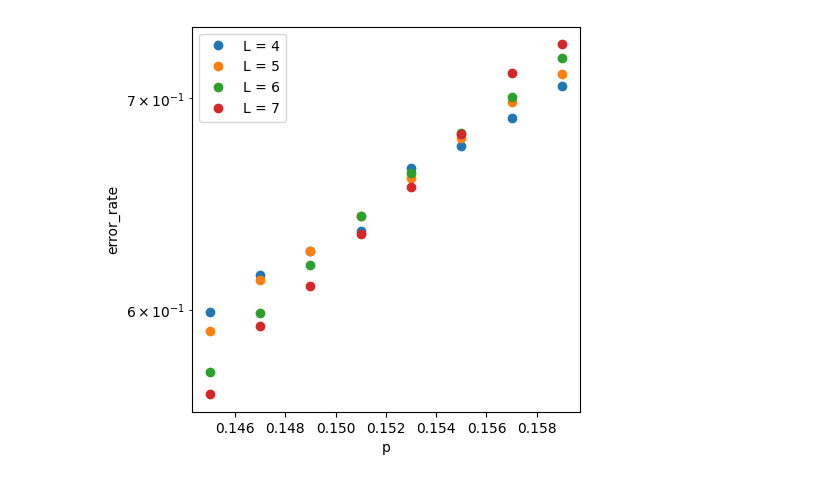
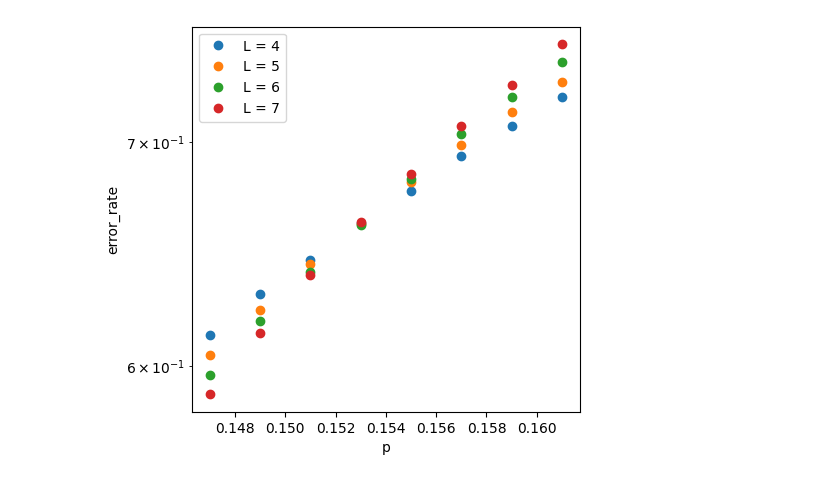
Before and after one commit to steamdou/TOPO-QC, a Jupyter notebook: data_plots/ILP_P(E)_plots/Z_state_plots/pz2point7_heralded_Z.ipynb, the cells around one changed output. Drawn from its saved outputs; the diff is of its cells as text; code cells hidden in the pictures.

```diff
--- a/data_plots/ILP_P(E)_plots/Z_state_plots/pz2point7_heralded_Z.ipynb
+++ b/data_plots/ILP_P(E)_plots/Z_state_plots/pz2point7_heralded_Z.ipynb
@@ -22,26 +22,26 @@ runs = np.stack([load_error_rate(f) for f in files])
 # %%
 import matplotlib.pyplot as plt
 from scipy.optimize import curve_fit
 
-p = [0.145, 0.147, 0.149, 0.151, 0.153, 0.155, 0.157, 0.159]
+p = [0.147, 0.149, 0.151, 0.153, 0.155, 0.157, 0.159, 0.161]
 L = [4, 5, 6, 7]
 
 error_rate = np.array([np.mean(runs[:, 0:4, :], axis=(0, 1)),
                        np.mean(runs[:, 4:8, :], axis=(0, 1)),
                        np.mean(runs[:, 8:12, :], axis=(0, 1)),
                        np.mean(runs[:, 12:16, :], axis=(0, 1))])
 
 plt.figure(figsize=(5, 5))
 for l in range(len(L)):
     plt.plot(p, error_rate[l], 'o', label=f'L = {L[l]}')
 
 plt.yscale('log')
 plt.xlabel('p')
 plt.ylabel('error_rate')
 plt.legend()
 plt.show()
 # %% [output]
-[figure, old version]
+[figure, new version]
 # %%
 from scipy.optimize import curve_fit
 
```
Also changed, not shown: parts of 4 cells of this notebook, 3 other files.
